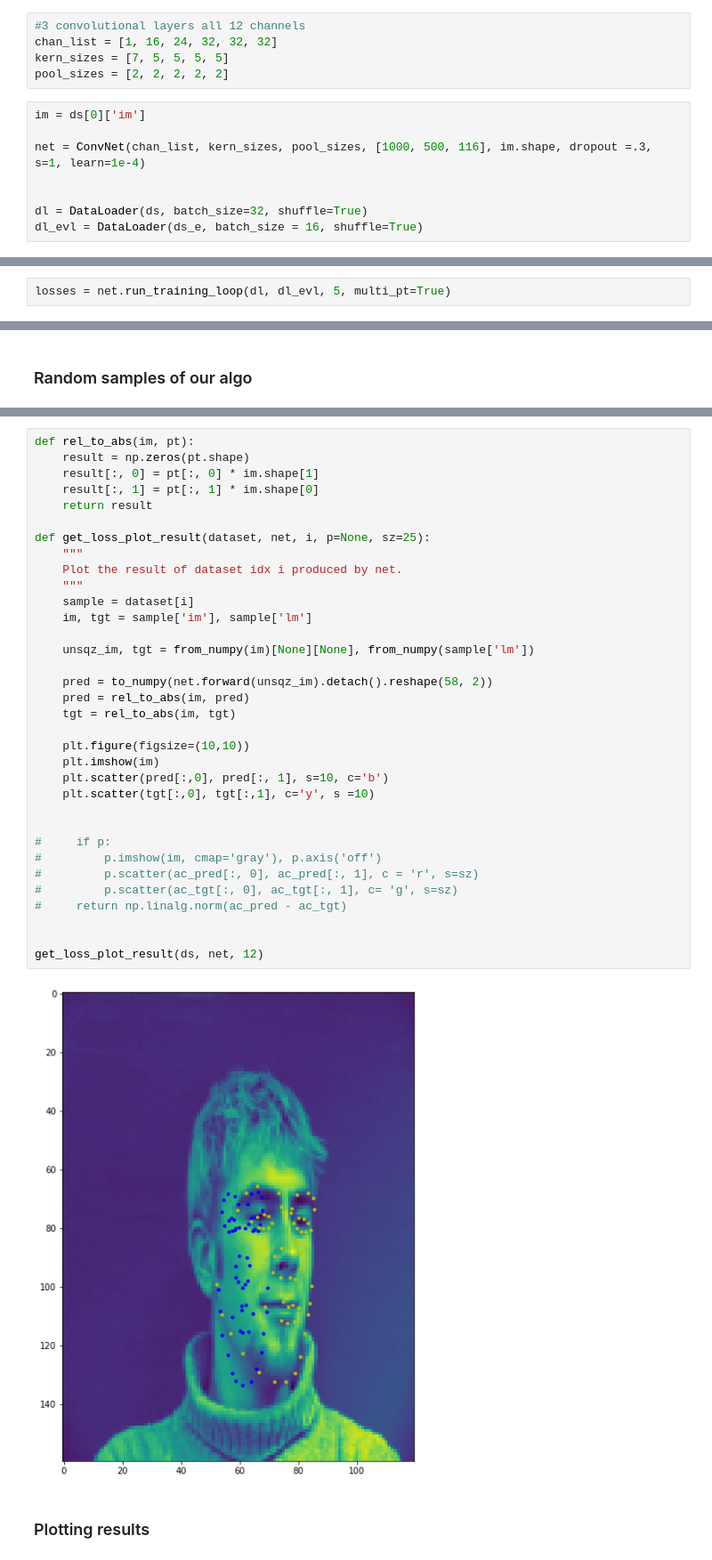
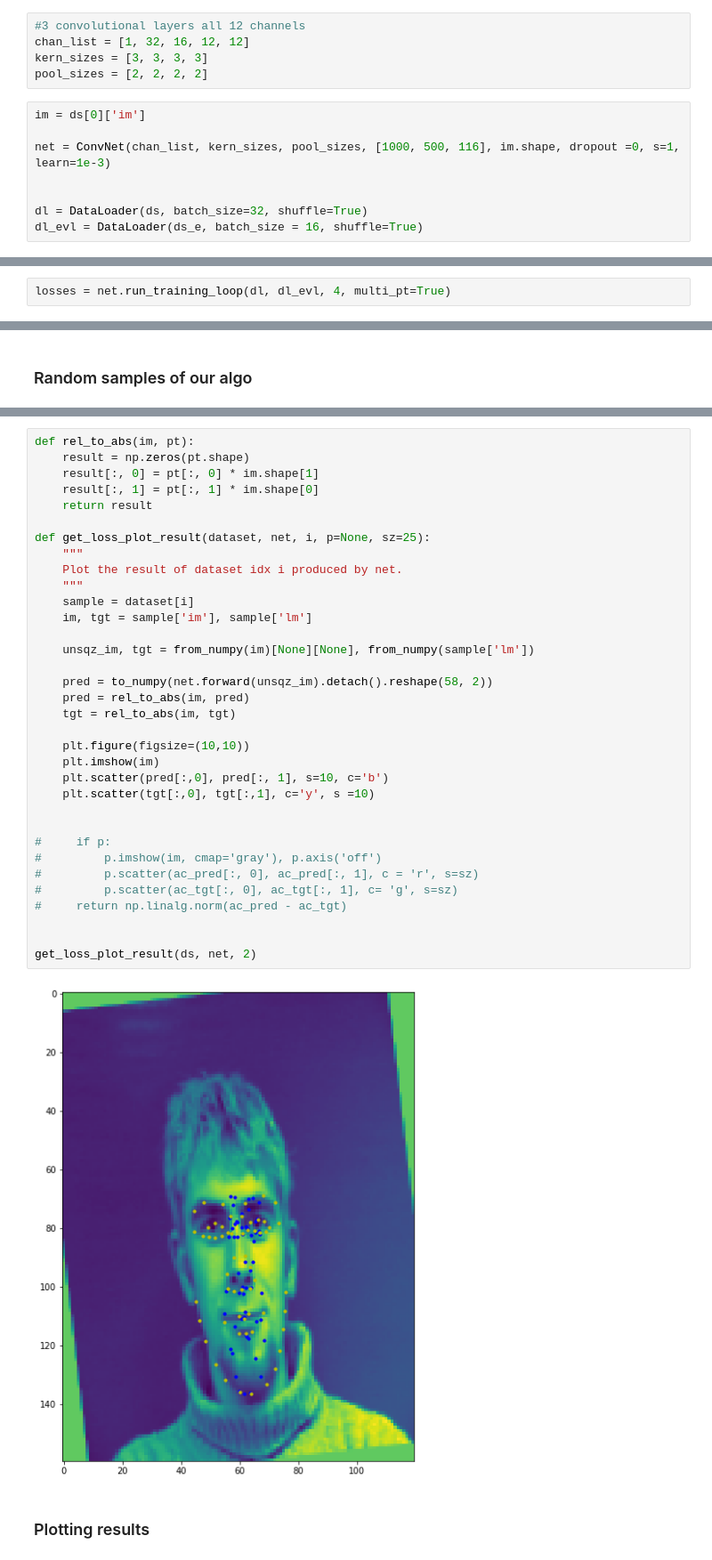
Before and after one commit to anthonybajoua/cs194_proj4, a Jupyter notebook: Face Landmarks.ipynb, the cells around one changed output, grey strips where cells are left out. Shown at 89% size. Saved outputs shown, nothing was run; the diff lists cells and outputs as text.

```diff
--- a/Face Landmarks.ipynb
+++ b/Face Landmarks.ipynb
@@ -287,13 +287,13 @@ ds = FaceLoader_IMM_Transform(t_list, trans = r, numworkers=2)
 ds_e = FaceLoader_IMM(trans=r, evl = True)
 # %%
 #3 convolutional layers all 12 channels
-chan_list = [1, 16, 24, 32, 32, 32]
-kern_sizes = [7, 5, 5, 5, 5]
-pool_sizes = [2, 2, 2, 2, 2]
+chan_list = [1, 32, 16, 12, 12]
+kern_sizes = [3, 3, 3, 3]
+pool_sizes = [2, 2, 2, 2]
 # %%
 im = ds[0]['im']
 
-net = ConvNet(chan_list, kern_sizes, pool_sizes, [1000, 500, 116], im.shape, dropout =.3, s=1, learn=1e-4)
+net = ConvNet(chan_list, kern_sizes, pool_sizes, [1000, 500, 116], im.shape, dropout =0, s=1, learn=1e-3)
 
 
 dl = DataLoader(ds, batch_size=32, shuffle=True)
@@ -301,4 +301,4 @@ dl_evl = DataLoader(ds_e, batch_size = 16, shuffle=True)
 # %% [output]
 GPU not detected. Defaulting to CPU.
 # %%
-losses = net.run_training_loop(dl, dl_evl, 5, multi_pt=True)
+losses = net.run_training_loop(dl, dl_evl, 4, multi_pt=True)
@@ -333,35 +311,35 @@ def rel_to_abs(im, pt):
     result[:, 1] = pt[:, 1] * im.shape[0]
     return result
 
 def get_loss_plot_result(dataset, net, i, p=None, sz=25):
     """
     Plot the result of dataset idx i produced by net.
     """
     sample = dataset[i]
     im, tgt = sample['im'], sample['lm']
 
     unsqz_im, tgt = from_numpy(im)[None][None], from_numpy(sample['lm'])
 
     pred = to_numpy(net.forward(unsqz_im).detach().reshape(58, 2))
     pred = rel_to_abs(im, pred)
     tgt = rel_to_abs(im, tgt)
 
     plt.figure(figsize=(10,10))
     plt.imshow(im)
     plt.scatter(pred[:,0], pred[:, 1], s=10, c='b')
     plt.scatter(tgt[:,0], tgt[:,1], c='y', s =10)
 
 
 #     if p:
 #         p.imshow(im, cmap='gray'), p.axis('off')
 #         p.scatter(ac_pred[:, 0], ac_pred[:, 1], c = 'r', s=sz)
 #         p.scatter(ac_tgt[:, 0], ac_tgt[:, 1], c= 'g', s=sz)
 #     return np.linalg.norm(ac_pred - ac_tgt)
 
 
-get_loss_plot_result(ds, net, 12)
+get_loss_plot_result(ds, net, 2)
 # %% [output]
-[figure, old version]
+[figure, new version]
 # %% [markdown]
 ### Plotting results
 # %%
```
Also changed, not shown: parts of 7 cells of this notebook, 1 other file.
